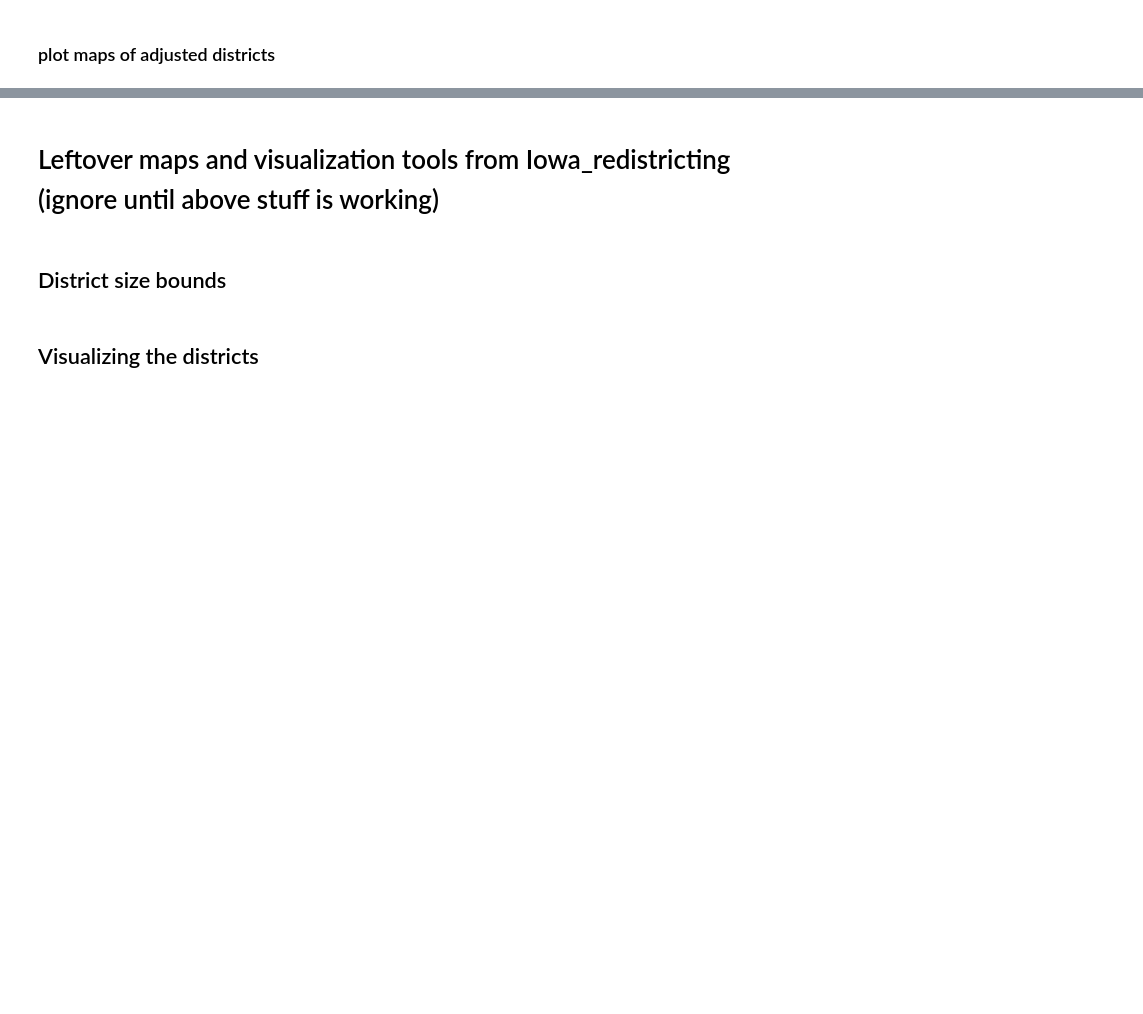
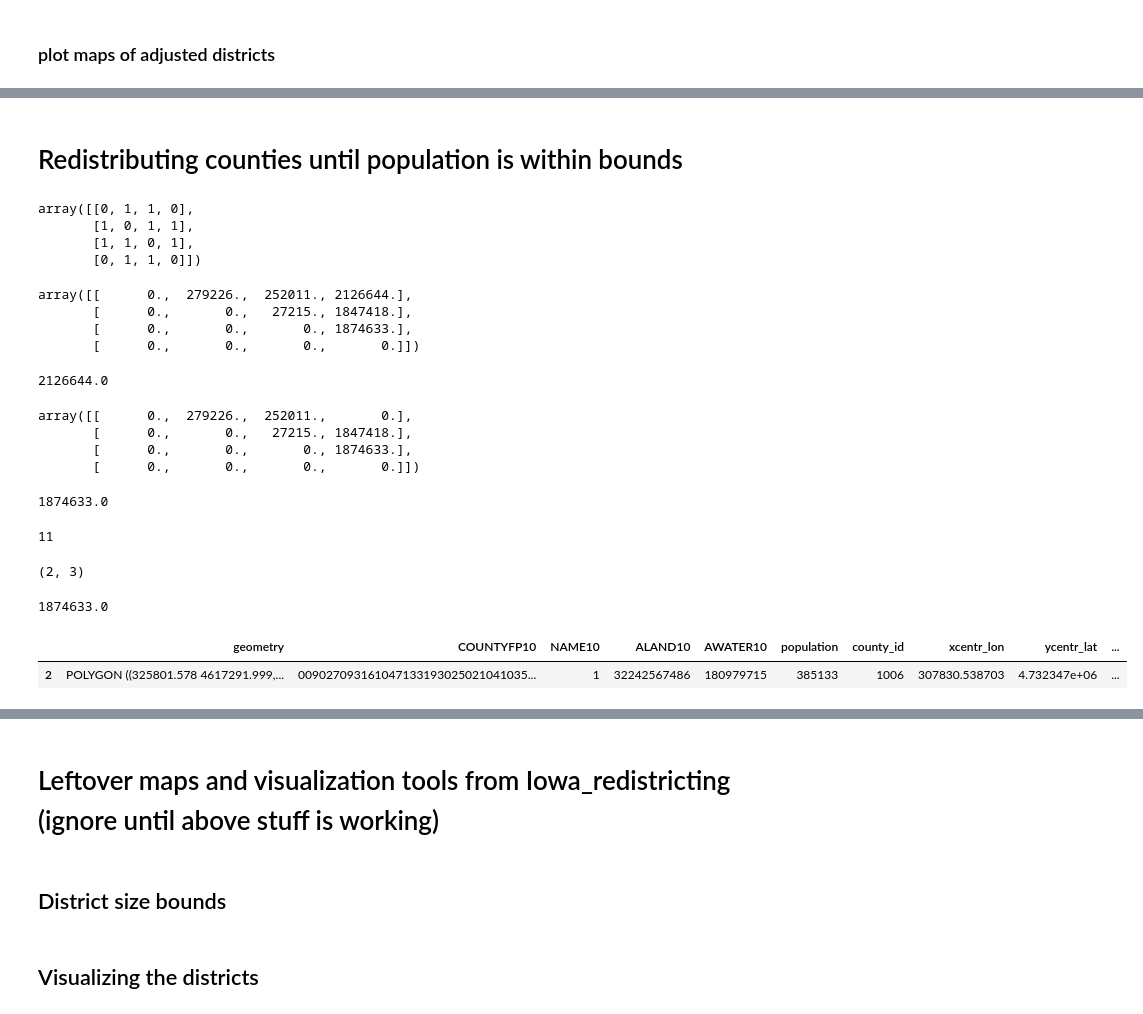
Before and after one commit to stefaniegwangphd/ia-redistricting, a Jupyter notebook: Iowa_contiguousdistricting.ipynb, the cells around one changed output, grey strips where cells are left out. Drawn from its saved outputs; the diff is of its cells as text; code cells hidden in the pictures; blank space fills up the shorter version.

```diff
--- a/Iowa_contiguousdistricting.ipynb
+++ b/Iowa_contiguousdistricting.ipynb
@@ -557,0 +668,77 @@ len(shapef_ia_running)
+# %% [markdown]
+# Redistributing counties until population is within bounds
+# %%
+adj_mat_array = adj_mat_calc(shapef_ia_running).to_numpy()
+adj_mat_array
+# %% [output]
+array([[0, 1, 1, 0],
+       [1, 0, 1, 1],
+       [1, 1, 0, 1],
+       [0, 1, 1, 0]])
+# %%
+# function: input is a shapefile with 'population'
+# column. output is an upper-triangular matrix with
+# population differences between attributes
+
+def pop_diff_matrix(temp_shapefile):
+    curr_n_districts = len(temp_shapefile)
+    pop_diff_mat = np.zeros((curr_n_districts,curr_n_districts))
+
+    for i in range(curr_n_districts):
+        for j in range(i):      #just upper triangle
+            popdiff = abs(temp_shapefile['population'].iloc[i]
+                           - temp_shapefile['population'].iloc[j])
+            pop_diff_mat[j,i] = popdiff
+            # pop_diff_mat[j,i] = popdiff
+
+    return pop_diff_mat
+# %%
+pop_diff_array = pop_diff_matrix(shapef_ia_running)
+pop_diff_array
+# %% [output]
+array([[      0.,  279226.,  252011., 2126644.],
+       [      0.,       0.,   27215., 1847418.],
+       [      0.,       0.,       0., 1874633.],
+       [      0.,       0.,       0.,       0.]])
+# %%
+# max entry in pop_diff
+np.amax(pop_diff_array)
+# %% [output]
+2126644.0
+# %%
+# zero out any pairs that aren't adjacent
+# for numpy arrays, "*" is piecewise
+neighbor_popdiff = adj_mat_array * pop_diff_array
+neighbor_popdiff
+# %% [output]
+array([[      0.,  279226.,  252011.,       0.],
+       [      0.,       0.,   27215., 1847418.],
+       [      0.,       0.,       0., 1874633.],
+       [      0.,       0.,       0.,       0.]])
+# %%
+# max popdiff of actually-adjacent districts
+np.amax(neighbor_popdiff)
+# %% [output]
+1874633.0
+# %%
+# index is 11, but we want a 2D index
+np.argmax(neighbor_popdiff)
+# %% [output]
+11
+# %%
+maxpopdiff_index = np.unravel_index(np.argmax(neighbor_popdiff, axis=None), neighbor_popdiff.shape)
+maxpopdiff_index
+# %% [output]
+(2, 3)
+# %%
+neighbor_popdiff[maxpopdiff_index]
+# %% [output]
+1874633.0
+# %%
+first_dist_to_swap = maxpopdiff_index[0]
+second_dist_to_swap = maxpopdiff_index[1]
+
+shapef_ia_running.iloc[[first_dist_to_swap]]
+# %% [output]
+|  | geometry | COUNTYFP10 | NAME10 | ALAND10 | AWATER10 | population | county_id | xcentr_lon | ycentr_lat | ... |
+| 2 | POLYGON ((325801.578 4617291.999,... | 009027093161047133193025021041035... | 1 | 32242567486 | 180979715 | 385133 | 1006 | 307830.538703 | 4.732347e+06 | ... |
```
Also changed, not shown: parts of 28 cells of this notebook.
